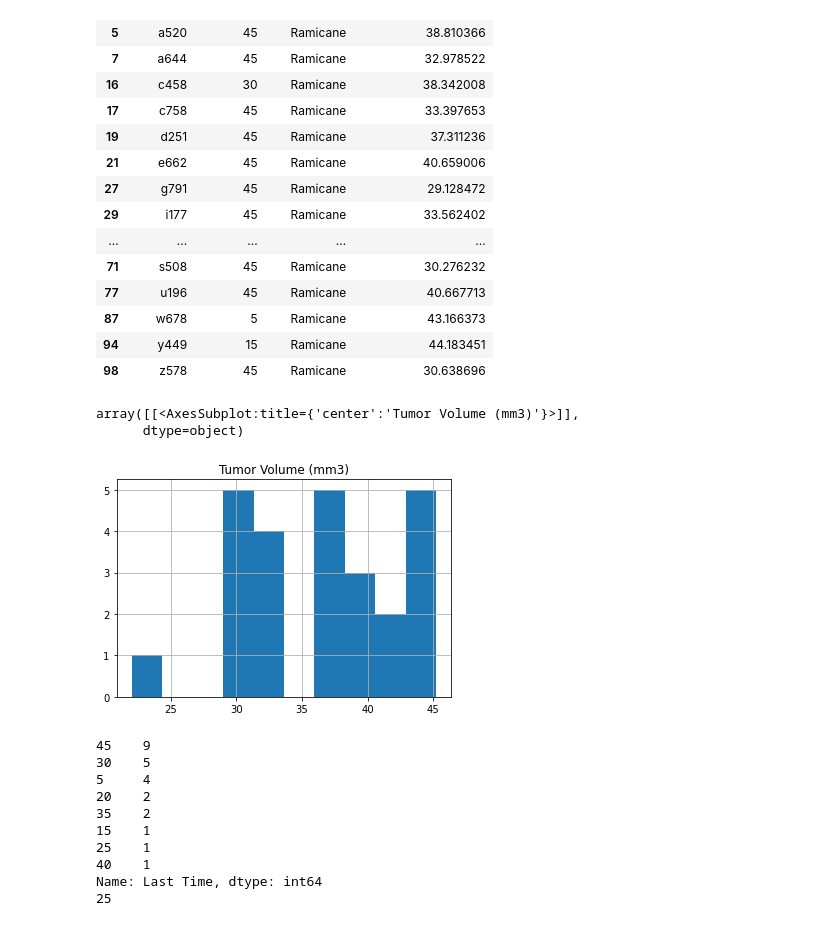
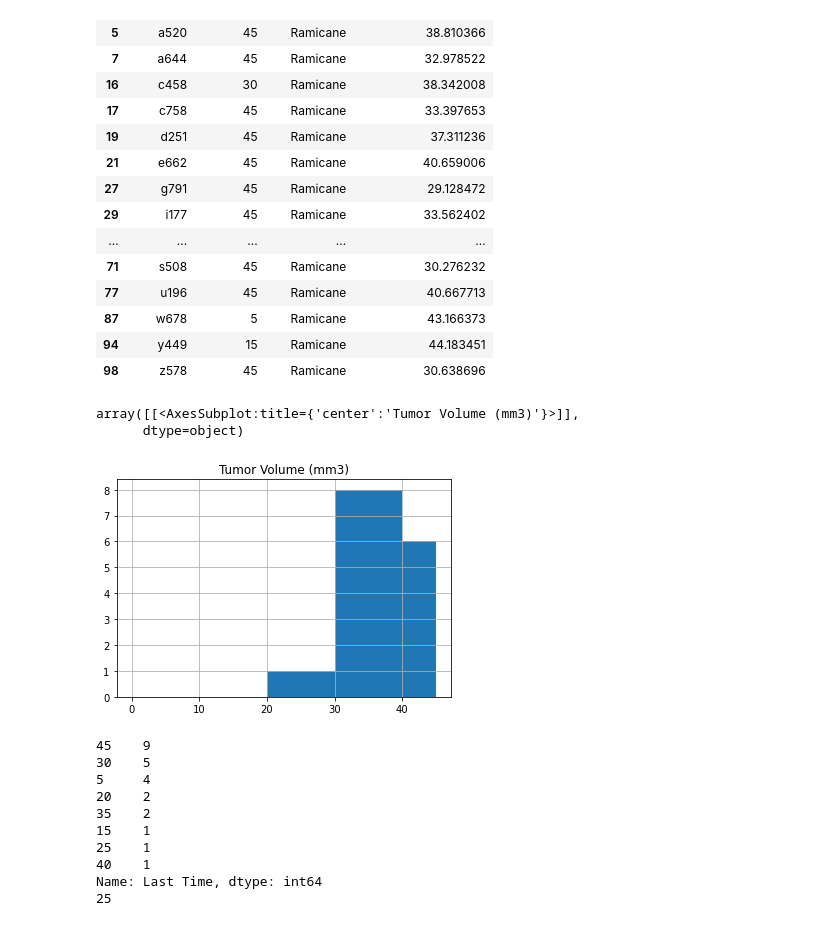
Before and after one commit to sarahDH615/matplotlib_challenge, a Jupyter notebook: pymaceuticals_starter_edited.ipynb, the cells around one changed output. Cells and saved outputs as stored; diff of their text form; code cells hidden in the pictures.

```diff
--- a/pymaceuticals_starter_edited.ipynb
+++ b/pymaceuticals_starter_edited.ipynb
@@ -444,12 +455,12 @@ Name: Last Time, dtype: int64
 | 87 | w678 | 5 | Ramicane | 43.166373 |
 | 94 | y449 | 15 | Ramicane | 44.183451 |
 | 98 | z578 | 45 | Ramicane | 30.638696 |
-# %%
-ra_df.hist()
-# %% [output]
-array([[<AxesSubplot:title={'center':'Tumor Volume (mm3)'}>]],
-      dtype=object)
-[figure, removed]
+# %%
+ra_df.hist(bins=[0, 5, 10, 15, 20, 25, 30, 35, 40, 45])
+# %% [output]
+array([[<AxesSubplot:title={'center':'Tumor Volume (mm3)'}>]],
+      dtype=object)
+[figure, added]
 # %%
 print(in_df['Last Time'].value_counts())
 print(len(in_df))
```
Also changed, not shown: parts of 8 cells of this notebook.
